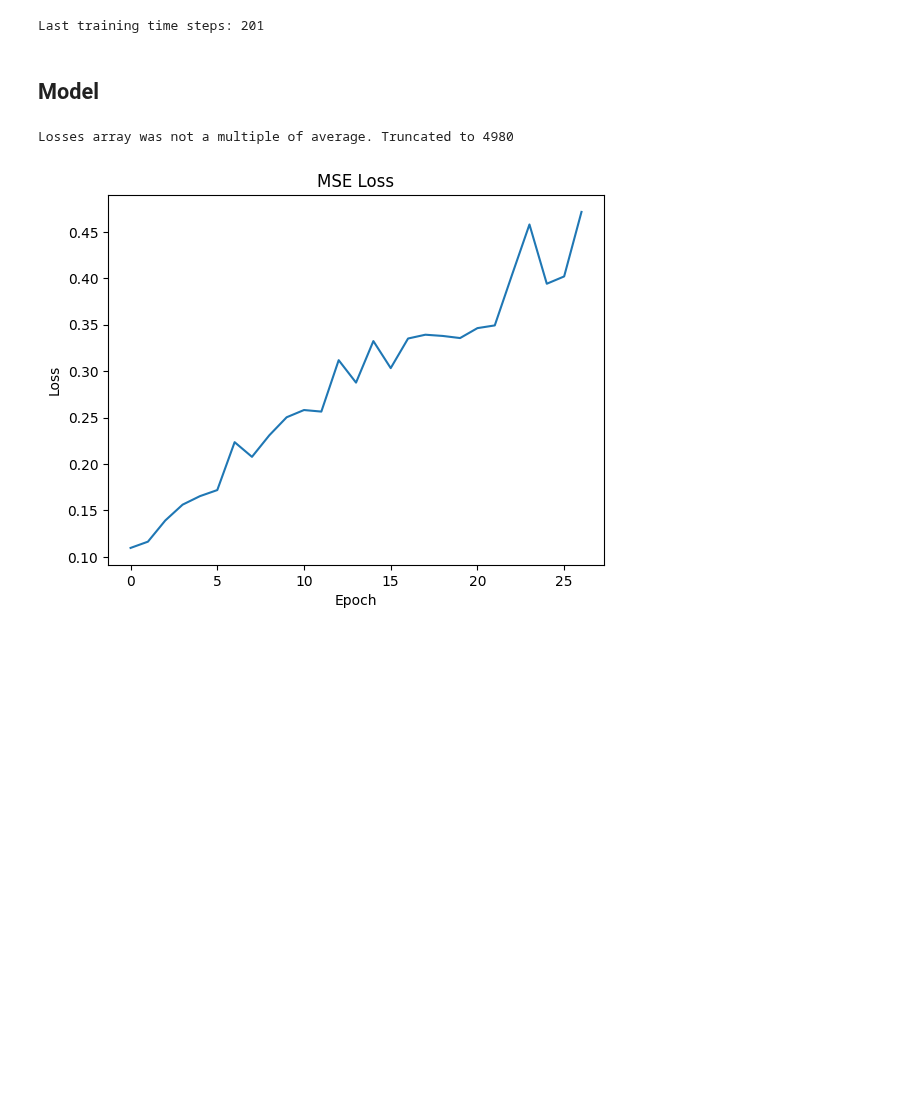
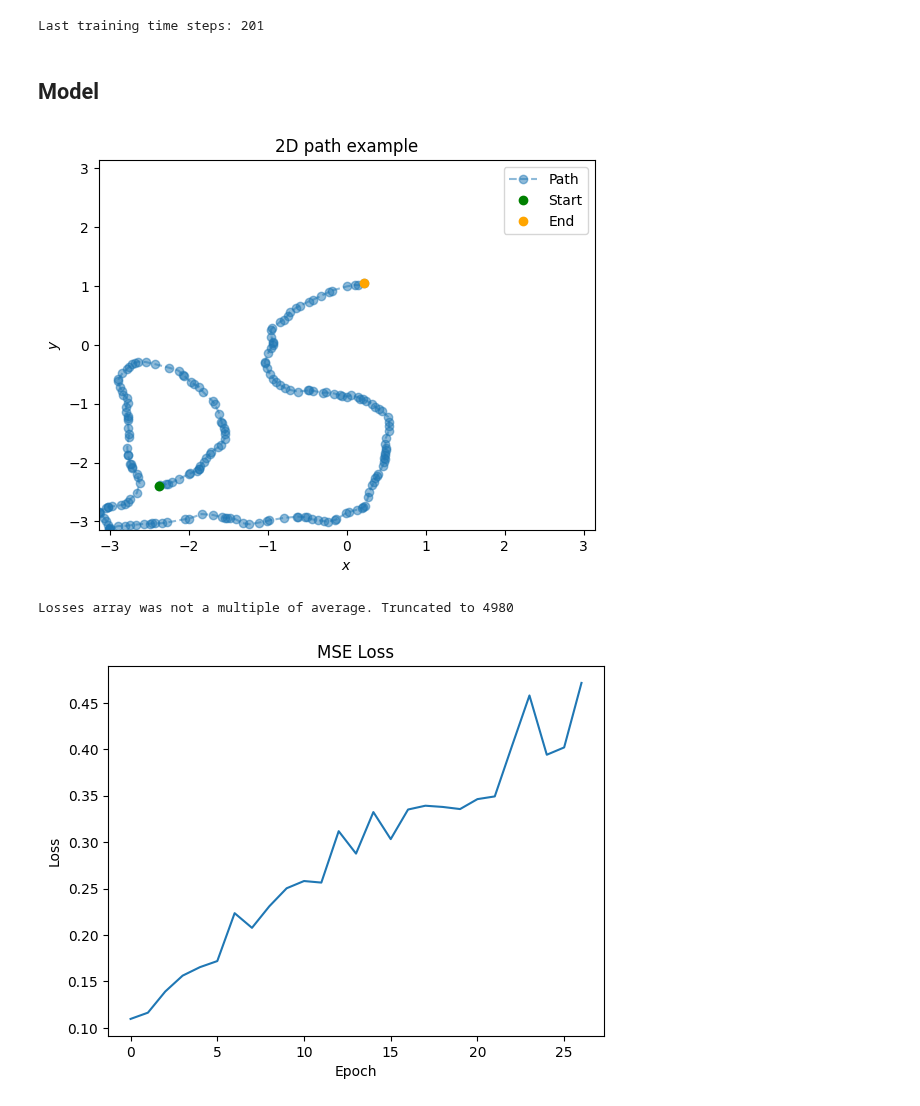
Before and after one commit to bioAI-Oslo/RNN-Adding-Problem-Representations, a Jupyter notebook: notebooks/summer.ipynb, the cells around one changed output. Drawn from its saved outputs; the diff is of its cells as text; code cells hidden in the pictures; blank space fills up the shorter version.

Commit message:
Visualized path

```diff
--- a/notebooks/summer.ipynb
+++ b/notebooks/summer.ipynb
@@ -136,6 +136,25 @@ Last training time steps: 201
 # %%
 input_data = np.load("../datasets/gradual_2D_hdv_randomstart_5000_25_64.npy",allow_pickle=True)
 # input_data = np.load("../datasets/constant_2D_2000_200_64.npy",allow_pickle=True)
+# %%
+path = input_data[4999,1][:,:,:].squeeze()
+path.shape
+
+n = 21
+plt.plot(path[n,:,0], path[n,:,1], '--o',alpha=0.5)
+# # Plot first
+plt.plot(path[n,0,0],path[n,0,1],"o",color="green")
+# # Plot last
+plt.plot(path[n,-1,0],path[n,-1,1],"o",color="orange")
+plt.title("2D path example")
+plt.xlim(-np.pi,np.pi)
+plt.ylim(-np.pi,np.pi)
+plt.xlabel("$x$")
+plt.ylabel("$y$")
+plt.legend(["Path","Start","End"])
+plt.show()
+# %% [output]
+[figure, added]
 # %%
 hidden_size = 128
 input_size = 1
```
